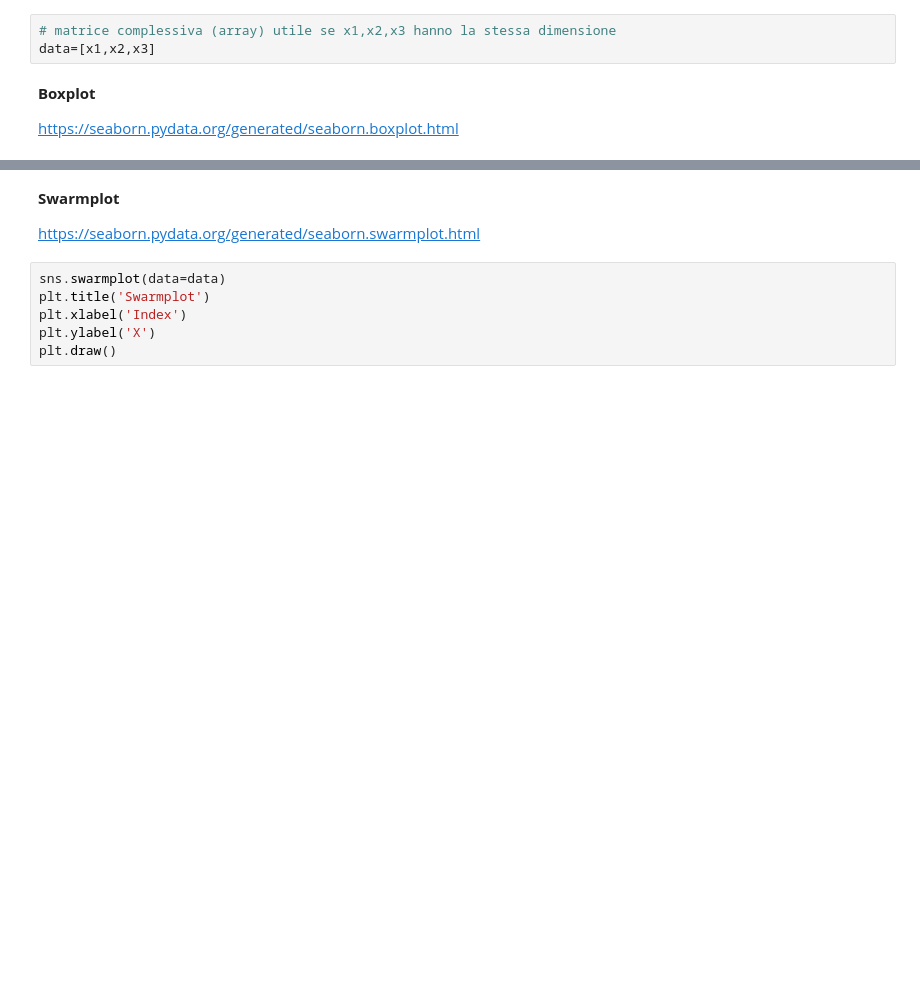
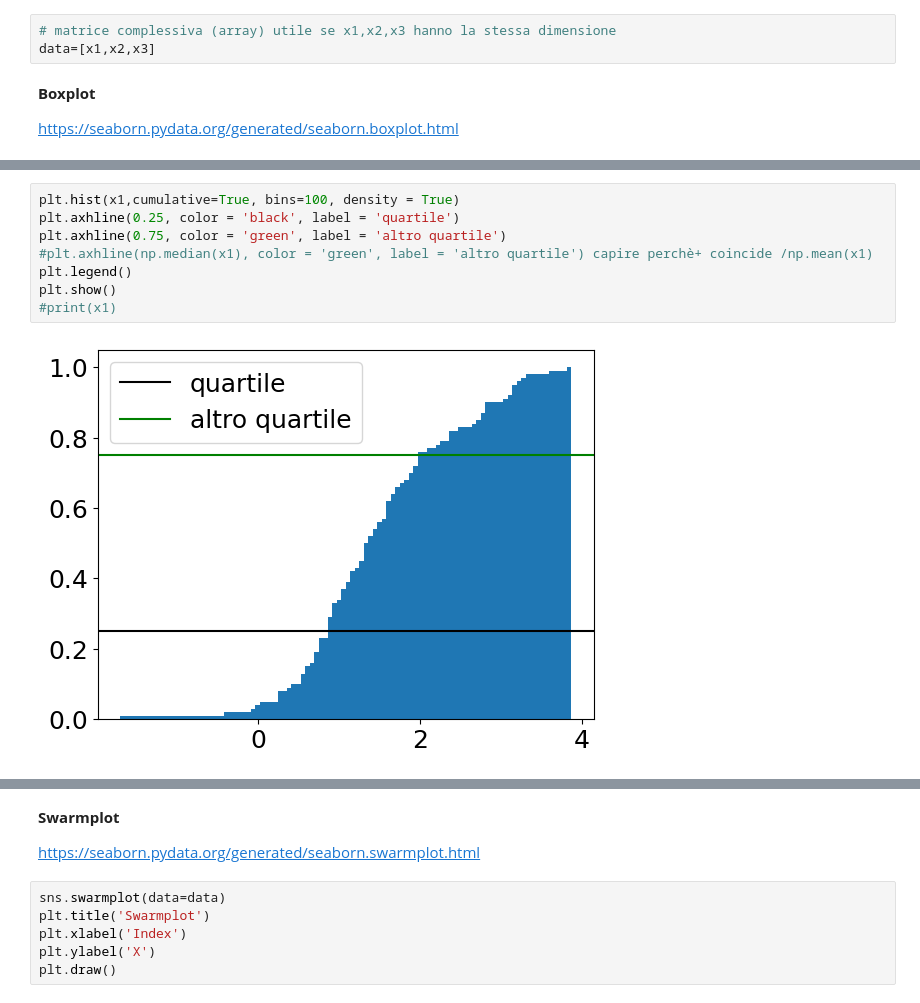
Before and after one commit to Livio2004/CorsoProbabilitaStatistica, a Jupyter notebook: notebooks/04_Confronto_distribuzioni.ipynb, the cells around one changed output, grey strips where cells are left out. Cells and saved outputs as stored; diff of their text form; blank space fills up the shorter version.

Commit message:
quartile

```diff
--- a/notebooks/04_Confronto_distribuzioni.ipynb
+++ b/notebooks/04_Confronto_distribuzioni.ipynb
@@ -56,0 +59,10 @@ plt.draw()
+# %%
+plt.hist(x1,cumulative=True, bins=100, density = True)
+plt.axhline(0.25, color = 'black', label = 'quartile')
+plt.axhline(0.75, color = 'green', label = 'altro quartile')
+#plt.axhline(np.median(x1), color = 'green', label = 'altro quartile') capire perchè+ coincide /np.mean(x1)
+plt.legend()
+plt.show()
+#print(x1)
+# %% [output]
+[figure, added]
```
Also changed, not shown: parts of 4 cells of this notebook, 4 other files.
